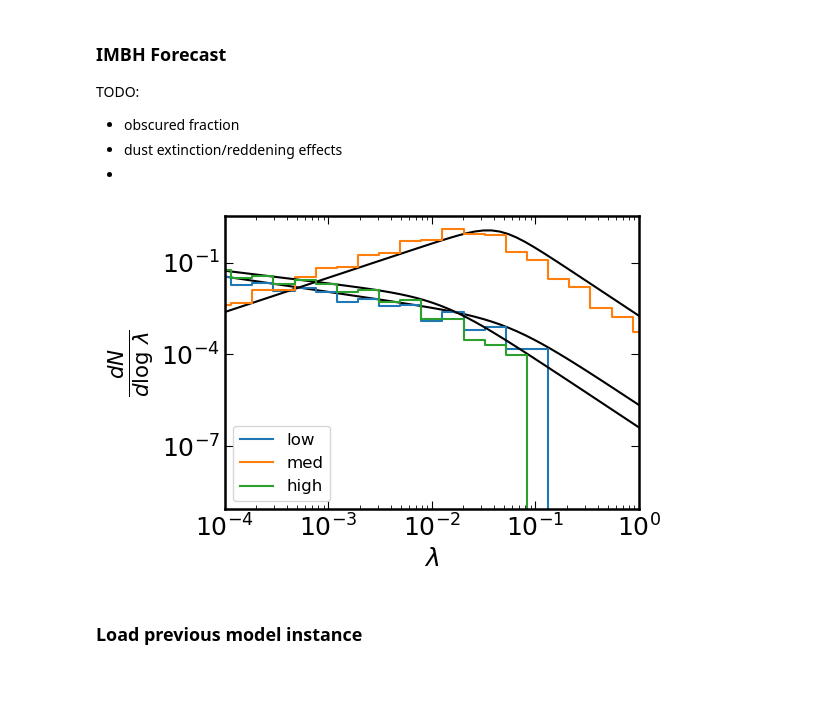
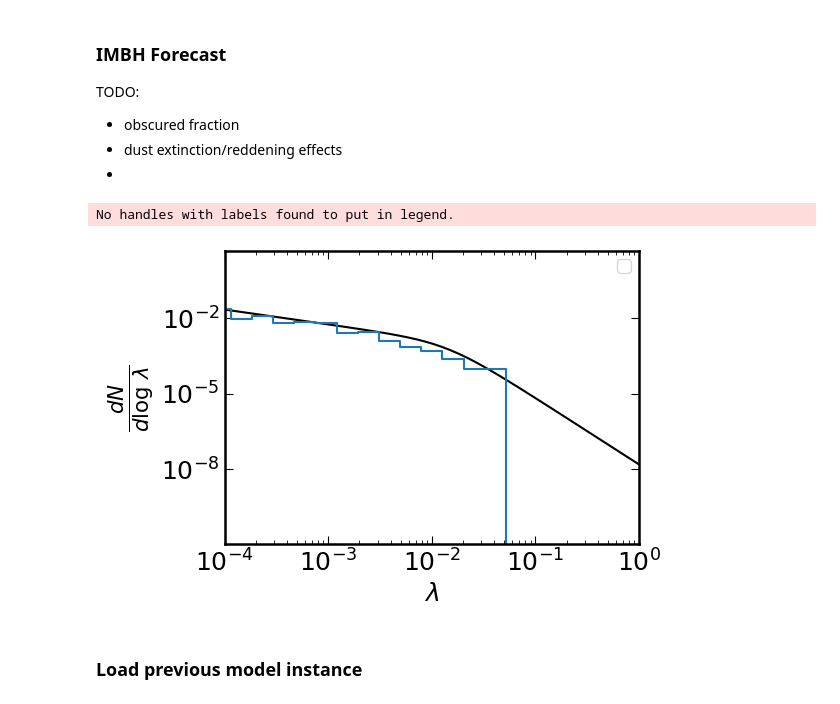
Before and after one commit to burke86/imbh_forecast, a Jupyter notebook: forecast.ipynb, the cells around one changed output. Saved outputs shown, nothing was run; the diff lists cells and outputs as text; code cells hidden in the pictures.

```diff
--- a/forecast.ipynb
+++ b/forecast.ipynb
@@ -61,37 +61,36 @@ set_mpl_style()
 # %%
 fig, ax = plt.subplots(1, 1, figsize=(6, 4))
 
-for mass_bin in ['low','med','high']:
+l = np.logspace(-7, 1, 100)
+dlogl = np.diff(np.log10(l))[0]
+p = ERDF(l)*dlogl
+p = p/np.sum(p)
+s = np.random.choice(l, 100000, p=p)
 
-    l = np.logspace(-7, 1, 100)
-    dlogl = np.diff(np.log10(l))[0]
-    p = ERDF(l, mass_bin=mass_bin)*dlogl
-    p = p/np.sum(p)
-    s = np.random.choice(l, 100000, p=p)
+ax.loglog(l, p/dlogl, c='k')
 
-    ax.loglog(l, p/dlogl, c='k')
-
-    bins = np.logspace(-7, 3, 50)
-    h, bin_edges = np.histogram(s, bins=bins)
-    ax.step(bin_edges[:-1], h/np.diff(np.log10(bins))[0]/len(s), label=mass_bin)
+bins = np.logspace(-7, 3, 50)
+h, bin_edges = np.histogram(s, bins=bins)
+ax.step(bin_edges[:-1], h/np.diff(np.log10(bins))[0]/len(s))
 
 ax.set_xlabel(r'$\lambda$', fontsize=18)
 ax.set_ylabel(r'$\frac{dN}{d\log\ \lambda}$', fontsize=22)
 
 ax.legend(fontsize=12)
 
 ax.tick_params('both', labelsize=18)
 ax.tick_params(axis='both', which='both', direction='in')
 ax.tick_params(axis='both', which='major', length=6)
 ax.tick_params(axis='both', which='minor', length=3)
 ax.xaxis.set_ticks_position('both')
 ax.yaxis.set_ticks_position('both')
 
 ax.set_xlim(1e-4, 1e0)
 
 fig.tight_layout()
 # %% [output]
+No handles with labels found to put in legend.
-[figure, old version]
+[figure, new version]
 # %% [markdown]
 ### Load previous model instance
 # %%
```
Also changed, not shown: parts of 49 cells of this notebook, 1 other file.
